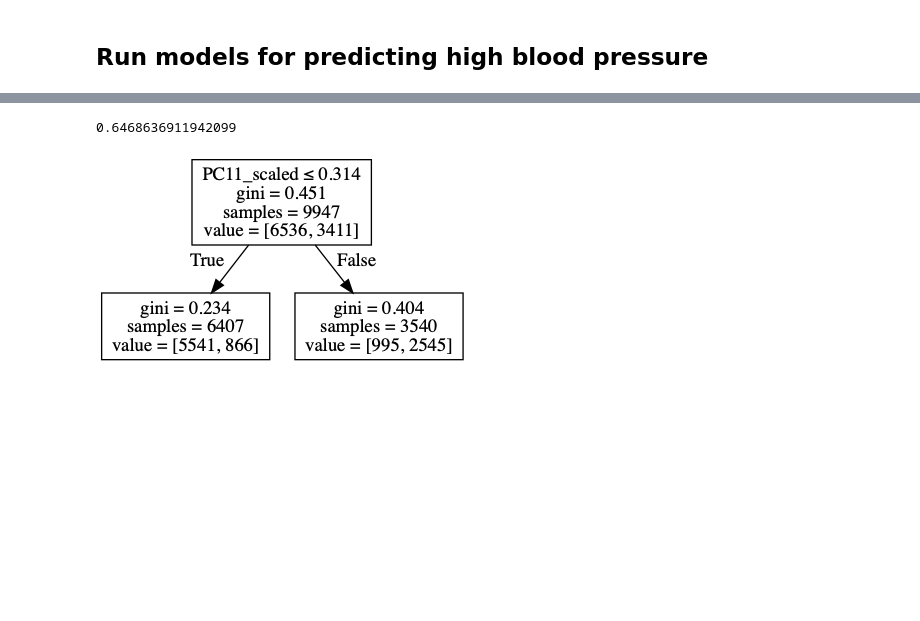
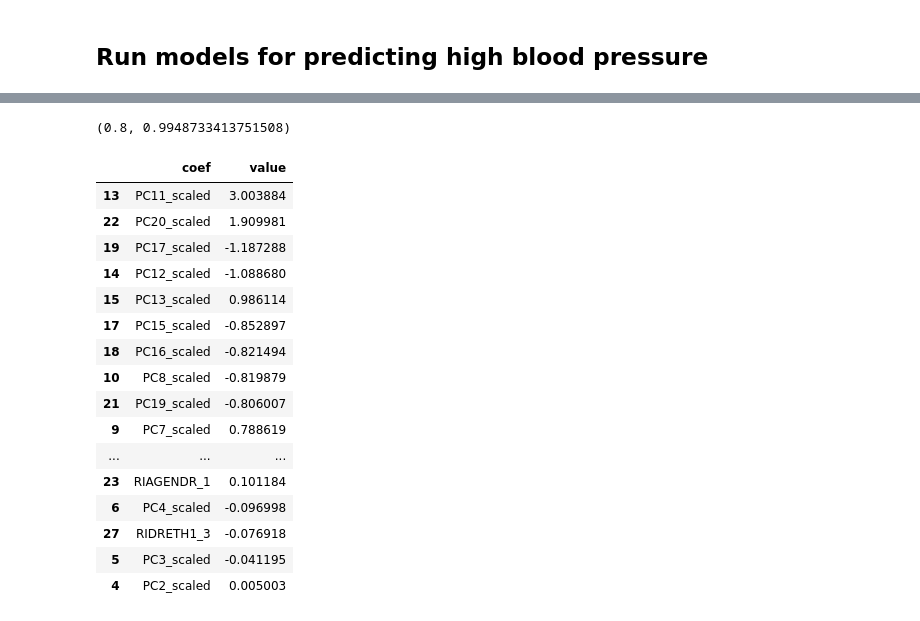
Before and after one commit to erika-tyagi/clustering-nhanes, a Jupyter notebook: process-raw-data/Supervised-classifiers.ipynb, the cells around one changed output, grey strips where cells are left out. Cells and saved outputs as stored; diff of their text form; code cells hidden in the pictures; blank space fills up the shorter version.

```diff
--- a/process-raw-data/Supervised-classifiers.ipynb
+++ b/process-raw-data/Supervised-classifiers.ipynb
@@ -233,18 +339,24 @@ sk_models.run_SVC_model(clean_train_b_pca, clean_test_b_pca, ['label'],
-# %%
-#Blood pressure - cluster, stump decision tree
-tree_b_pca, accuracy_t_pca = sk_models.run_DT_model(clean_train_b_pca, clean_test_b_pca, ['label'],
-                                          list(clean_train_b_pca.drop(['label'],axis=1).columns),.8)
-
-accuracy_t_pca
-# %% [output]
-0.6468636911942099
-# %%
-#Print tree
-col_names = list(clean_train_b_pca.drop(columns=['label']).columns)
-dot_data = StringIO()
-export_graphviz(tree_b_pca, out_file=dot_data, feature_names=col_names, special_characters=True)
-graph = pydotplus.graph_from_dot_data(dot_data.getvalue())
-graph.write_png('stump_3.png')
-Image('stump_3.png')
-# %% [output]
-[figure, removed]
+# %%
+find_best_model(svc_b_pca_outputs)
+# %% [output]
+(0.8, 0.9948733413751508)
+# %%
+svc_b_pca_outputs[3][2]
+# %% [output]
+|  | coef | value |
+| 13 | PC11_scaled | 3.003884 |
+| 22 | PC20_scaled | 1.909981 |
+| 19 | PC17_scaled | -1.187288 |
+| 14 | PC12_scaled | -1.088680 |
+| 15 | PC13_scaled | 0.986114 |
+| 17 | PC15_scaled | -0.852897 |
+| 18 | PC16_scaled | -0.821494 |
+| 10 | PC8_scaled | -0.819879 |
+| 21 | PC19_scaled | -0.806007 |
+| 9 | PC7_scaled | 0.788619 |
+| ... | ... | ... |
+| 23 | RIAGENDR_1 | 0.101184 |
+| 6 | PC4_scaled | -0.096998 |
+| 27 | RIDRETH1_3 | -0.076918 |
+| 5 | PC3_scaled | -0.041195 |
+| 4 | PC2_scaled | 0.005003 |
```
Also changed, not shown: parts of 32 cells of this notebook, 1 other file.
